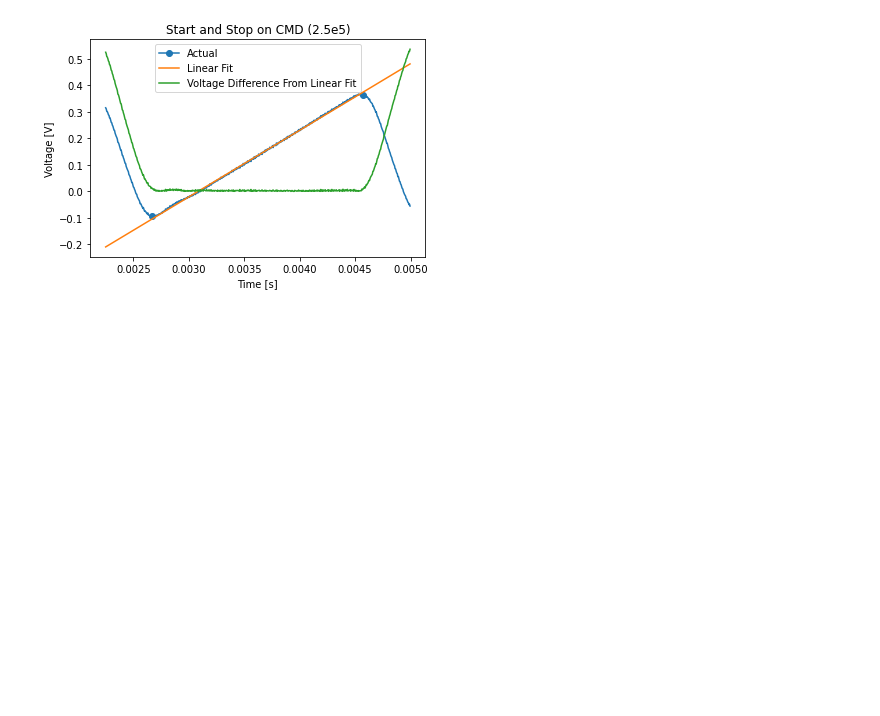
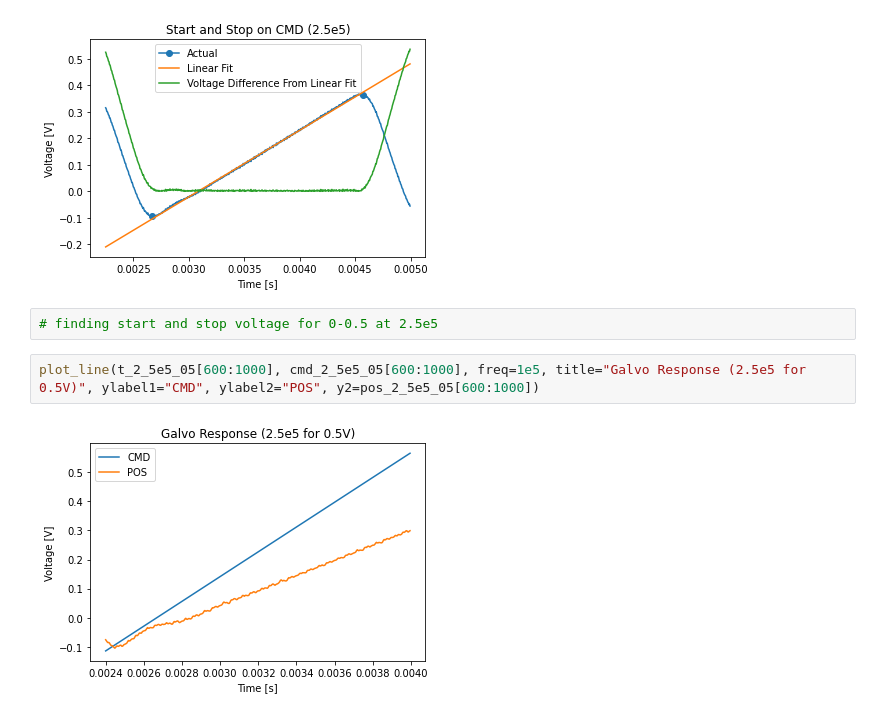
Before and after one commit to jas-priatna/scanner-calibration, a Jupyter notebook: scanner_calibration.ipynb, the cells around one changed output. Cells and saved outputs as stored; diff of their text form; blank space fills up the shorter version.

```diff
--- a/scanner_calibration.ipynb
+++ b/scanner_calibration.ipynb
@@ -1171,4 +1175,10 @@ Start and Stop on CMD (2.5e5)
 Start Voltage: -0.09240962141248471
 Stop Voltage: 0.3637423530237724
 [figure]
+# %%
+# finding start and stop voltage for 0-0.5 at 2.5e5
+# %%
+plot_line(t_2_5e5_05[600:1000], cmd_2_5e5_05[600:1000], freq=1e5, title="Galvo Response (2.5e5 for 0.5V)", ylabel1="CMD", ylabel2="POS", y2=pos_2_5e5_05[600:1000])
+# %% [output]
+[figure, added]
 # %%
```
Also changed, not shown: parts of 12 cells of this notebook.
